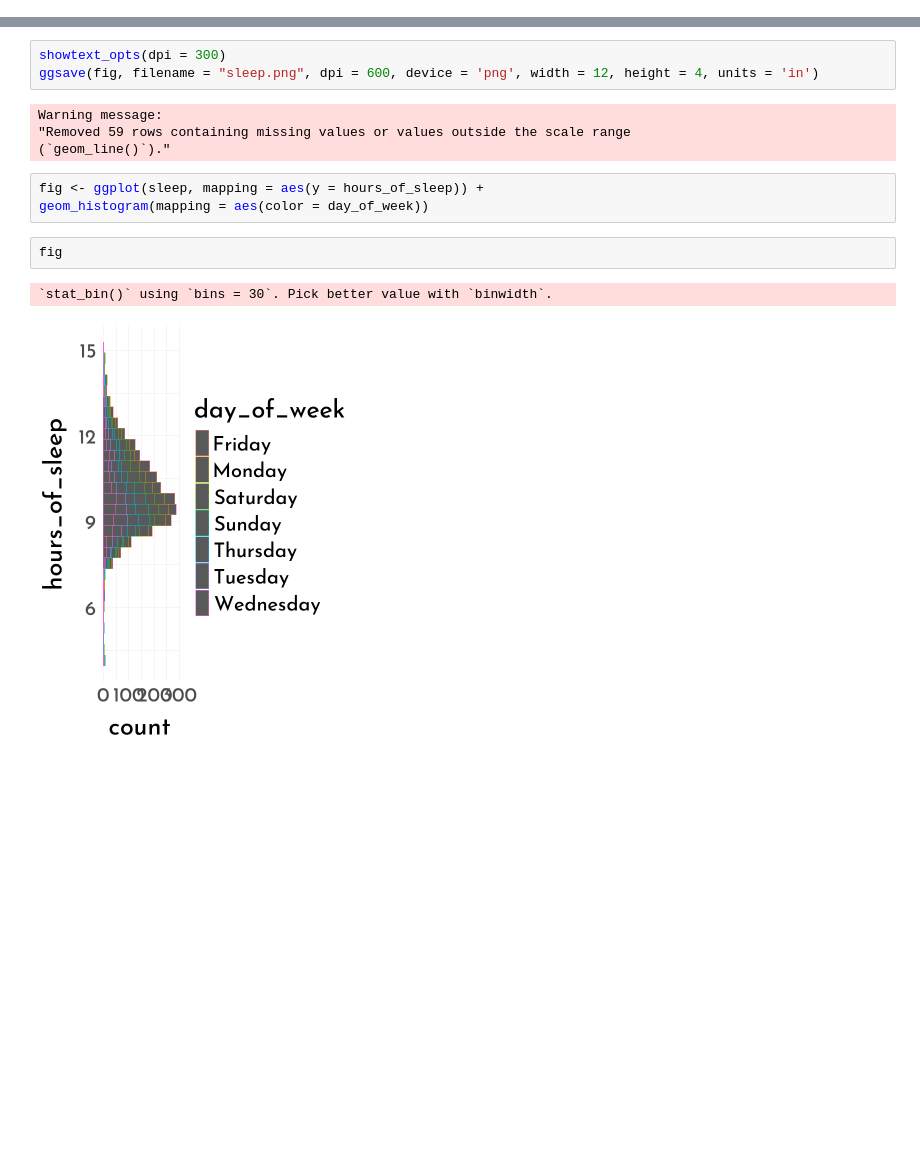
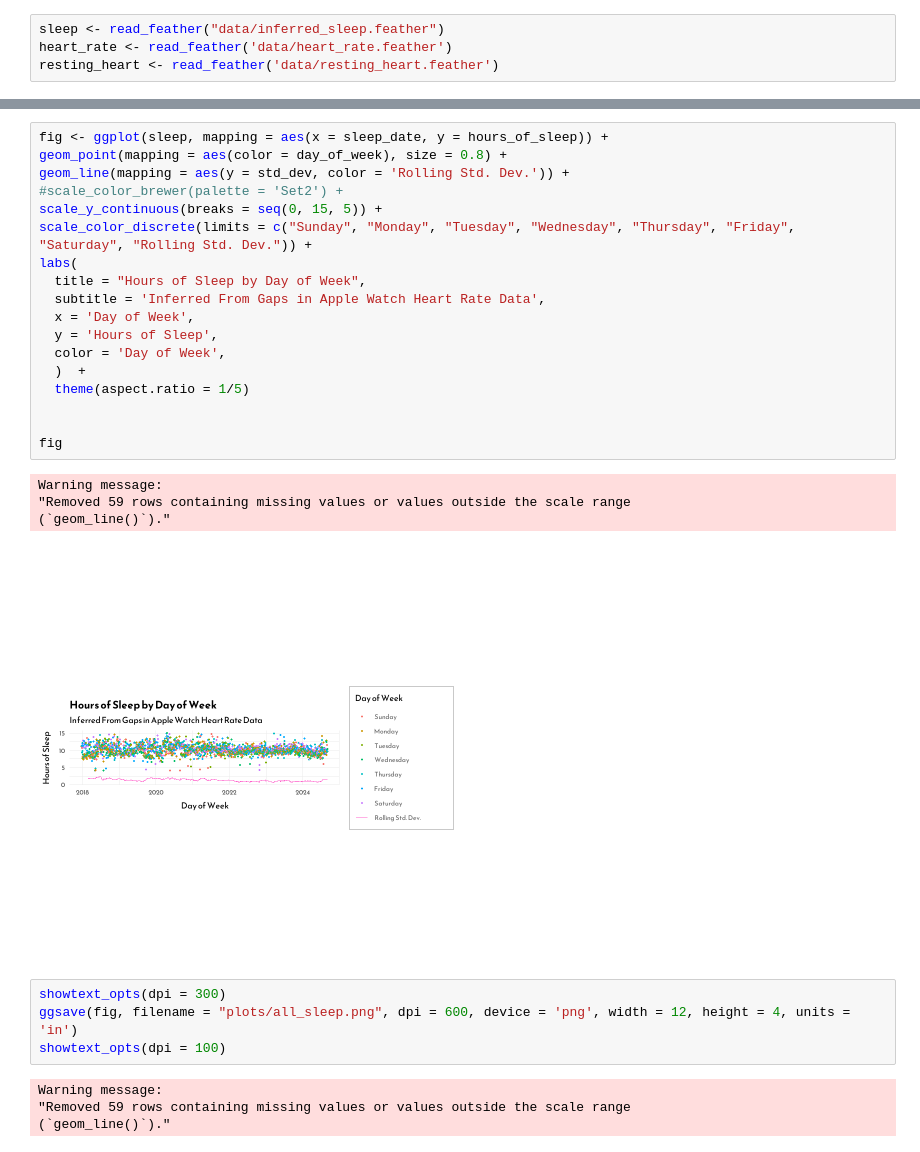
Before and after one commit to helloimfrei/apple-heart-rate, a Jupyter notebook: exploration/pretty_plots.ipynb, the cells around one changed output, grey strips where cells are left out. Cells and saved outputs as stored; diff of their text form; blank space fills up the shorter version.

```diff
--- a/exploration/pretty_plots.ipynb
+++ b/exploration/pretty_plots.ipynb
@@ -27 +10,5 @@ sleep <- read_feather(r"{C:\Users\Christian\code_projects\health\apple_health_ex
+# %%
+sleep <- read_feather("data/inferred_sleep.feather")
+heart_rate <- read_feather('data/heart_rate.feather')
+resting_heart <- read_feather('data/resting_heart.feather')
 # %%
@@ -73,15 +39,31 @@ Warning message:
+# %%
+fig <- ggplot(sleep, mapping = aes(x = sleep_date, y = hours_of_sleep)) +
+geom_point(mapping = aes(color = day_of_week), size = 0.8) +
+geom_line(mapping = aes(y = std_dev, color = 'Rolling Std. Dev.')) +
+#scale_color_brewer(palette = 'Set2') +
+scale_y_continuous(breaks = seq(0, 15, 5)) +
+scale_color_discrete(limits = c("Sunday", "Monday", "Tuesday", "Wednesday", "Thursday", "Friday", "Saturday", "Rolling Std. Dev.")) +
+labs(
+  title = "Hours of Sleep by Day of Week",
+  subtitle = 'Inferred From Gaps in Apple Watch Heart Rate Data',
+  x = 'Day of Week',
+  y = 'Hours of Sleep',
+  color = 'Day of Week',
+  )  +
+  theme(aspect.ratio = 1/5)
+
+
+fig
+# %% [output]
+Warning message:
+"Removed 59 rows containing missing values or values outside the scale range
+(`geom_line()`)."
+[figure, added]
 # %%
 showtext_opts(dpi = 300)
-ggsave(fig, filename = "sleep.png", dpi = 600, device = 'png', width = 12, height = 4, units = 'in')
+ggsave(fig, filename = "plots/all_sleep.png", dpi = 600, device = 'png', width = 12, height = 4, units = 'in')
+showtext_opts(dpi = 100)
 # %% [output]
 Warning message:
 "Removed 59 rows containing missing values or values outside the scale range
 (`geom_line()`)."
-# %%
-fig <- ggplot(sleep, mapping = aes(y = hours_of_sleep)) +
-geom_histogram(mapping = aes(color = day_of_week))
-# %%
-fig
-# %% [output]
-`stat_bin()` using `bins = 30`. Pick better value with `binwidth`.
-[figure, removed]
```
Also changed, not shown: parts of 10 cells of this notebook, 5 other files.
